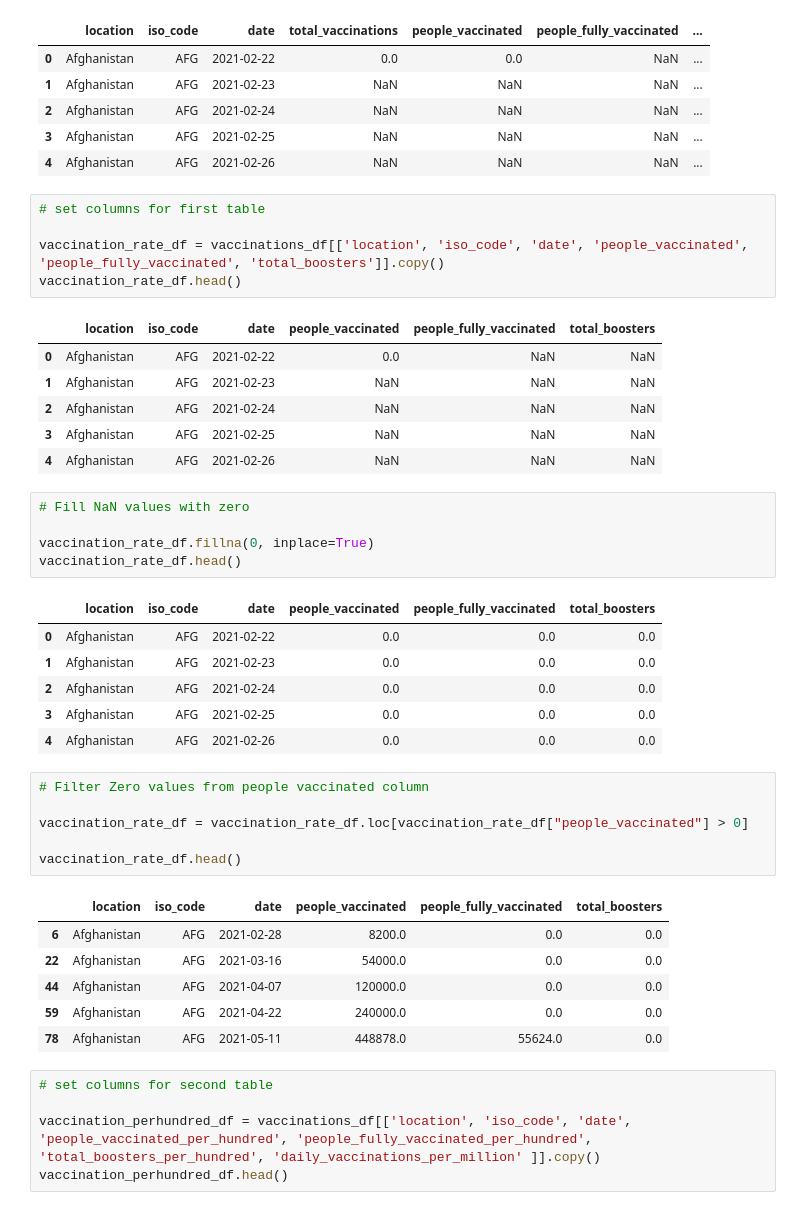
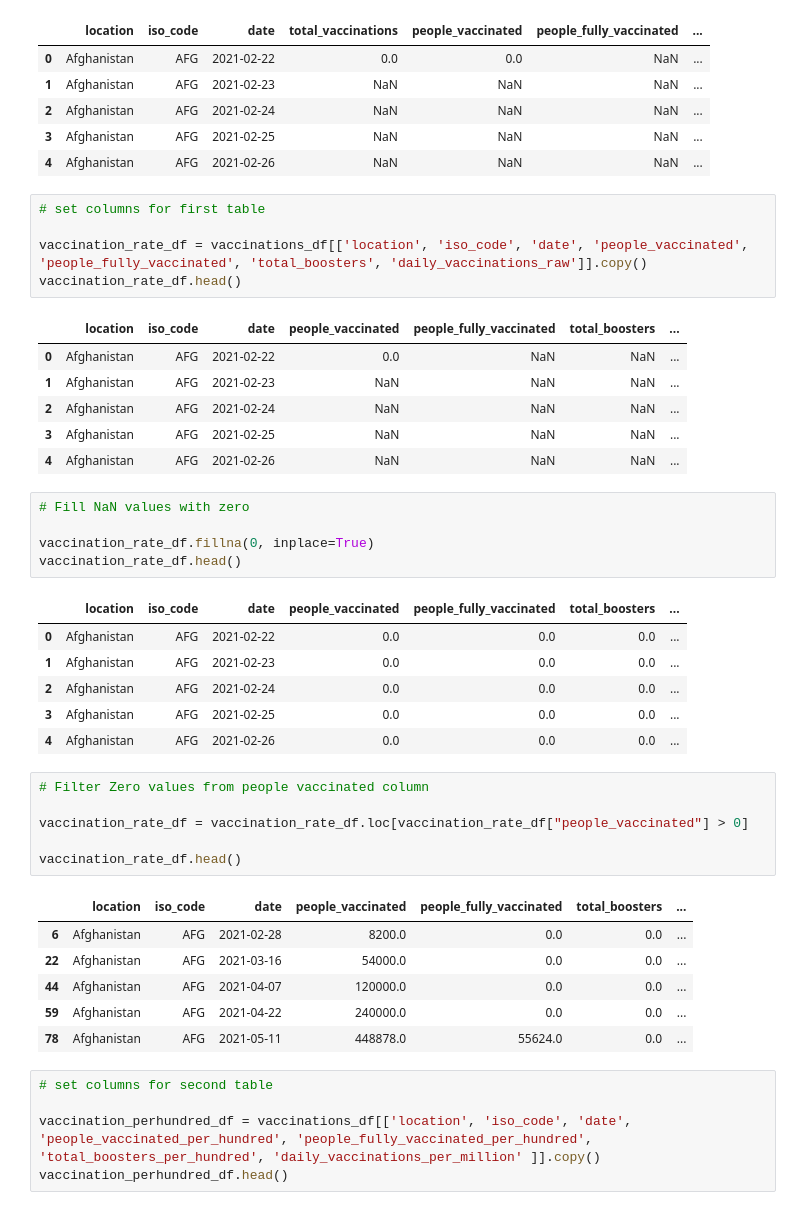
Before and after one commit to Alphaomegainfinity/COVID19_Vaccination, a Jupyter notebook: vaccinations.ipynb, the cells around one changed output. Saved outputs shown, nothing was run; the diff lists cells and outputs as text.

Commit message:
Minor bugfix, vaccination tables now both working

```diff
--- a/vaccinations.ipynb
+++ b/vaccinations.ipynb
@@ -28,27 +28,27 @@ vaccinations_df.head()
 # %%
 # set columns for first table
 
-vaccination_rate_df = vaccinations_df[['location', 'iso_code', 'date', 'people_vaccinated', 'people_fully_vaccinated', 'total_boosters']].copy()
+vaccination_rate_df = vaccinations_df[['location', 'iso_code', 'date', 'people_vaccinated', 'people_fully_vaccinated', 'total_boosters', 'daily_vaccinations_raw']].copy()
 vaccination_rate_df.head()
 # %% [output]
-|  | location | iso_code | date | people_vaccinated | people_fully_vaccinated | total_boosters |
-| 0 | Afghanistan | AFG | 2021-02-22 | 0.0 | NaN | NaN |
-| 1 | Afghanistan | AFG | 2021-02-23 | NaN | NaN | NaN |
-| 2 | Afghanistan | AFG | 2021-02-24 | NaN | NaN | NaN |
-| 3 | Afghanistan | AFG | 2021-02-25 | NaN | NaN | NaN |
-| 4 | Afghanistan | AFG | 2021-02-26 | NaN | NaN | NaN |
+|  | location | iso_code | date | people_vaccinated | people_fully_vaccinated | total_boosters | ... |
+| 0 | Afghanistan | AFG | 2021-02-22 | 0.0 | NaN | NaN | ... |
+| 1 | Afghanistan | AFG | 2021-02-23 | NaN | NaN | NaN | ... |
+| 2 | Afghanistan | AFG | 2021-02-24 | NaN | NaN | NaN | ... |
+| 3 | Afghanistan | AFG | 2021-02-25 | NaN | NaN | NaN | ... |
+| 4 | Afghanistan | AFG | 2021-02-26 | NaN | NaN | NaN | ... |
 # %%
 # Fill NaN values with zero
 
 vaccination_rate_df.fillna(0, inplace=True)
 vaccination_rate_df.head()
 # %% [output]
-|  | location | iso_code | date | people_vaccinated | people_fully_vaccinated | total_boosters |
-| 0 | Afghanistan | AFG | 2021-02-22 | 0.0 | 0.0 | 0.0 |
-| 1 | Afghanistan | AFG | 2021-02-23 | 0.0 | 0.0 | 0.0 |
-| 2 | Afghanistan | AFG | 2021-02-24 | 0.0 | 0.0 | 0.0 |
-| 3 | Afghanistan | AFG | 2021-02-25 | 0.0 | 0.0 | 0.0 |
-| 4 | Afghanistan | AFG | 2021-02-26 | 0.0 | 0.0 | 0.0 |
+|  | location | iso_code | date | people_vaccinated | people_fully_vaccinated | total_boosters | ... |
+| 0 | Afghanistan | AFG | 2021-02-22 | 0.0 | 0.0 | 0.0 | ... |
+| 1 | Afghanistan | AFG | 2021-02-23 | 0.0 | 0.0 | 0.0 | ... |
+| 2 | Afghanistan | AFG | 2021-02-24 | 0.0 | 0.0 | 0.0 | ... |
+| 3 | Afghanistan | AFG | 2021-02-25 | 0.0 | 0.0 | 0.0 | ... |
+| 4 | Afghanistan | AFG | 2021-02-26 | 0.0 | 0.0 | 0.0 | ... |
 # %%
 # Filter Zero values from people vaccinated column
 
@@ -56,12 +56,12 @@ vaccination_rate_df = vaccination_rate_df.loc[vaccination_rate_df["people_vaccin
 
 vaccination_rate_df.head()
 # %% [output]
-|  | location | iso_code | date | people_vaccinated | people_fully_vaccinated | total_boosters |
-| 6 | Afghanistan | AFG | 2021-02-28 | 8200.0 | 0.0 | 0.0 |
-| 22 | Afghanistan | AFG | 2021-03-16 | 54000.0 | 0.0 | 0.0 |
-| 44 | Afghanistan | AFG | 2021-04-07 | 120000.0 | 0.0 | 0.0 |
-| 59 | Afghanistan | AFG | 2021-04-22 | 240000.0 | 0.0 | 0.0 |
-| 78 | Afghanistan | AFG | 2021-05-11 | 448878.0 | 55624.0 | 0.0 |
+|  | location | iso_code | date | people_vaccinated | people_fully_vaccinated | total_boosters | ... |
+| 6 | Afghanistan | AFG | 2021-02-28 | 8200.0 | 0.0 | 0.0 | ... |
+| 22 | Afghanistan | AFG | 2021-03-16 | 54000.0 | 0.0 | 0.0 | ... |
+| 44 | Afghanistan | AFG | 2021-04-07 | 120000.0 | 0.0 | 0.0 | ... |
+| 59 | Afghanistan | AFG | 2021-04-22 | 240000.0 | 0.0 | 0.0 | ... |
+| 78 | Afghanistan | AFG | 2021-05-11 | 448878.0 | 55624.0 | 0.0 | ... |
 # %%
 # set columns for second table
 
```
Also changed, not shown: parts of 4 cells of this notebook.
